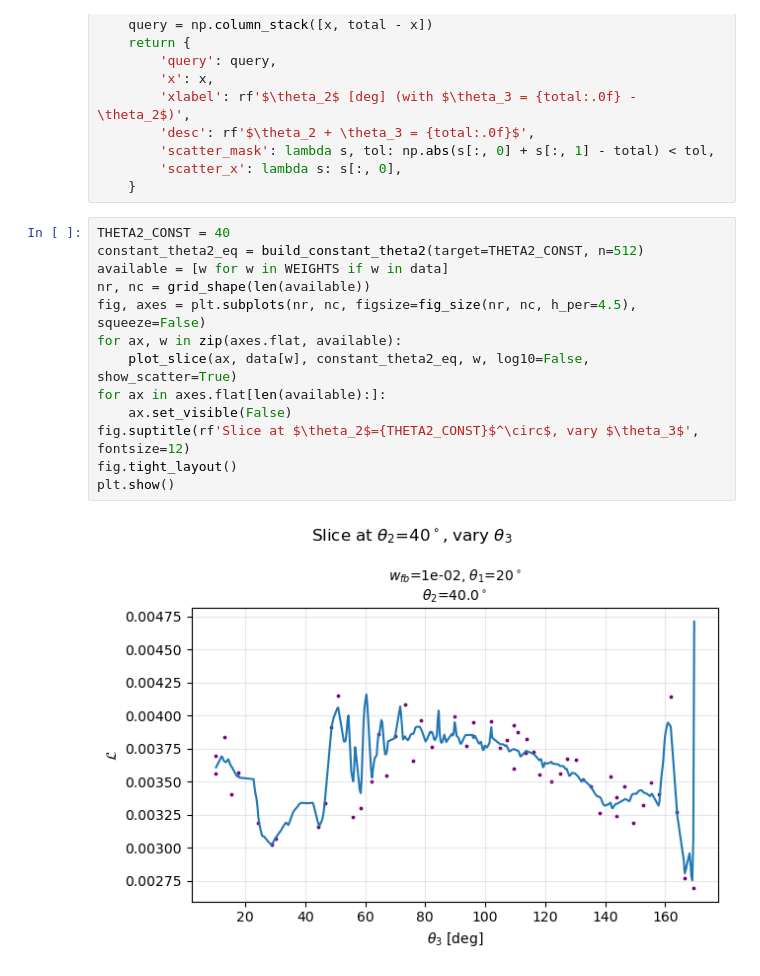
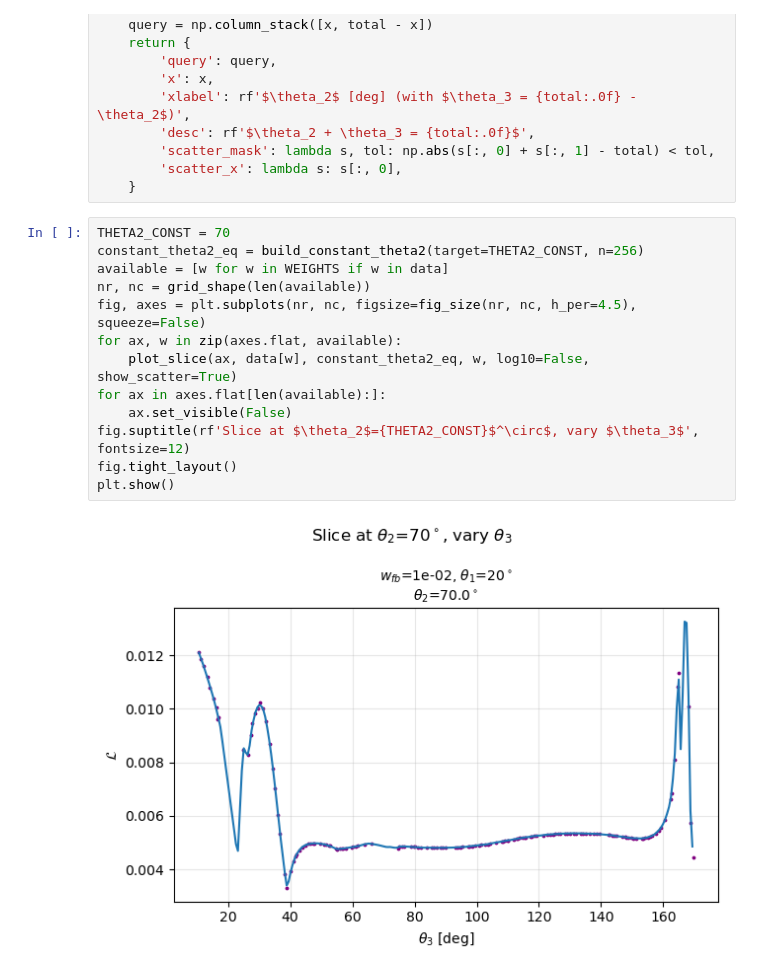
Before and after one commit to jeremslm/PF_location_optimization, a Jupyter notebook: notebooks/landscape/landscape_smoothness_free.ipynb, the cells around one changed output. Drawn from its saved outputs; the diff is of its cells as text.

```diff
--- a/notebooks/landscape/landscape_smoothness_free.ipynb
+++ b/notebooks/landscape/landscape_smoothness_free.ipynb
@@ -183,19 +183,19 @@ def build_antidiagonal(total=170.0, n=512):
         'scatter_x': lambda s: s[:, 0],
     }
 # %%
-THETA2_CONST = 40
-constant_theta2_eq = build_constant_theta2(target=THETA2_CONST, n=512)
+THETA2_CONST = 70
+constant_theta2_eq = build_constant_theta2(target=THETA2_CONST, n=256)
 available = [w for w in WEIGHTS if w in data]
 nr, nc = grid_shape(len(available))
 fig, axes = plt.subplots(nr, nc, figsize=fig_size(nr, nc, h_per=4.5), squeeze=False)
 for ax, w in zip(axes.flat, available):
     plot_slice(ax, data[w], constant_theta2_eq, w, log10=False, show_scatter=True)
 for ax in axes.flat[len(available):]:
     ax.set_visible(False)
 fig.suptitle(rf'Slice at $\theta_2$={THETA2_CONST}$^\circ$, vary $\theta_3$', fontsize=12)
 fig.tight_layout()
 plt.show()
 # %% [output]
-[figure, old version]
+[figure, new version]
 # %%
 ANTIDIAG_TOTAL = 170.0
```
Also changed, not shown: parts of 4 cells of this notebook, 6 other files.
